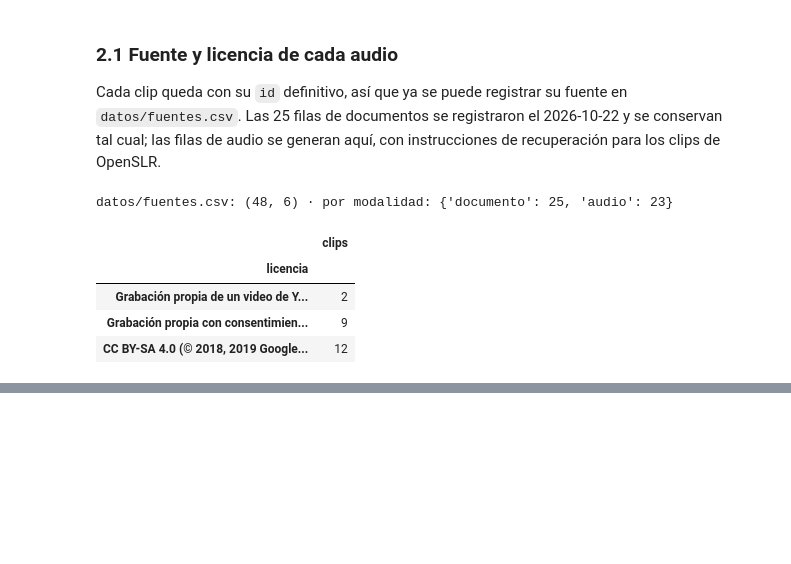
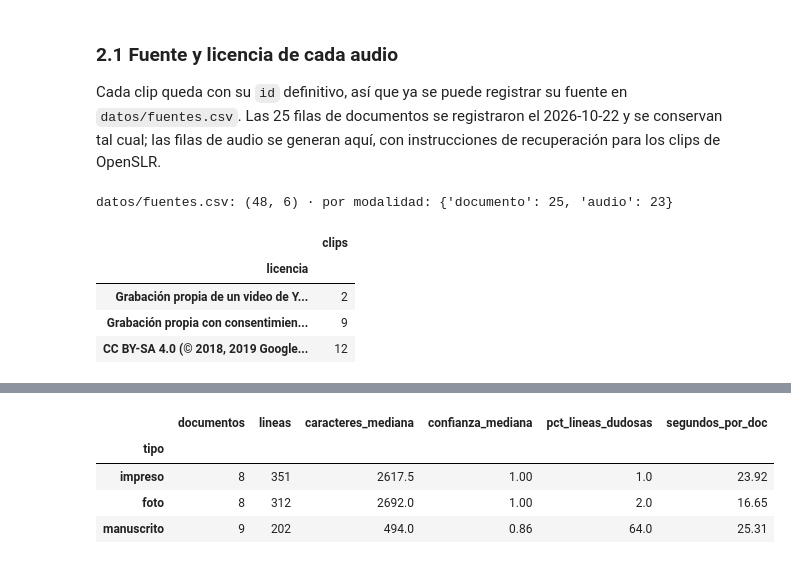
Before and after one commit to IvettexMamani/diplomado-python-2026, a Jupyter notebook: tarea_2/01_extraccion.ipynb, the cells around one changed output, grey strips where cells are left out. Drawn from its saved outputs; the diff is of its cells as text; code cells hidden in the pictures; blank space fills up the shorter version.

```diff
--- a/tarea_2/01_extraccion.ipynb
+++ b/tarea_2/01_extraccion.ipynb
@@ -407,0 +422,78 @@ datos/fuentes.csv: (48, 6) · por modalidad: {'documento': 25, 'audio': 23}
+# %%
+from paddleocr import PaddleOCR
+from PIL import ImageDraw
+
+OCR_DIR, RECORTES_DIR = DOCS_RAW / "ocr", DOCS_RAW / "recortes"
+OCR_DIR.mkdir(exist_ok=True)
+OPCIONES_OCR = dict(
+    lang="es",
+    engine="transformers",                # PyTorch en lugar de PaddlePaddle (ver la primera celda)
+    device="cpu",
+    use_doc_orientation_classify=False,   # no girar la página completa
+    use_doc_unwarping=False,              # no "planchar" hojas dobladas
+    use_textline_orientation=False,       # no girar cada línea
+    text_det_limit_type="max",            # el detector achica solo las imágenes de más de 3000 px de lado mayor
+    text_det_limit_side_len=3000,
+)
+
+ocr = None
+for d in docs.itertuples():
+    salida = OCR_DIR / f"{d.id}.json"
+    if salida.exists():
+        continue
+    if ocr is None:
+        ocr = PaddleOCR(**OPCIONES_OCR)
+        interno = getattr(ocr.paddlex_pipeline, "_pipeline", ocr.paddlex_pipeline)
+        MODELOS_OCR = [interno.text_det_model.model_name, interno.text_rec_model.model_name]
+    t0 = time.perf_counter()
+    r = ocr.predict(str(d.ruta))[0]
+    segundos = time.perf_counter() - t0
+    cajas = np.asarray(r["rec_boxes"]).reshape(-1, 4).astype(int).tolist()   # x0, y0, x1, y1 de cada línea
+    imagen = Image.open(d.ruta).convert("RGB")
+    try:
+        r.save_to_img(str(OCR_DIR))
+    except MemoryError:   # la imagen comparativa de PaddleX duplica el ancho; basta con dibujar las cajas
+        con_cajas = imagen.copy()
+        dibujo = ImageDraw.Draw(con_cajas)
+        for caja in cajas:
+            dibujo.rectangle(caja, outline=(235, 104, 52), width=4)
+        con_cajas.save(OCR_DIR / f"{d.id}_ocr_res_img.jpg", quality=85)
+        del con_cajas, dibujo
+    (RECORTES_DIR / d.id).mkdir(parents=True, exist_ok=True)
+    for k, (x0, y0, x1, y1) in enumerate(cajas, start=1):
+        imagen.crop((x0, y0, x1, y1)).save(RECORTES_DIR / d.id / f"{d.id}_l{k:03d}.jpg", quality=90)
+    salida.write_text(json.dumps({
+        "id": d.id, "archivo": d.ruta.as_posix(), "fecha": FECHA, "paddleocr": version("paddleocr"),
+        "modelos": MODELOS_OCR, "opciones": OPCIONES_OCR, "text_det_params": r["text_det_params"],
+        "segundos": round(segundos, 1),
+        "lineas": [{"texto": t, "confianza": round(float(c), 4), "caja": b}
+                   for t, c, b in zip(r["rec_texts"], r["rec_scores"], cajas)],
+    }, ensure_ascii=False, indent=1), encoding="utf-8")
+    print(f"{d.id:<12} {len(cajas):3d} líneas en {segundos:5.1f} s")
+
+if ocr is not None:   # liberar la memoria del OCR antes de cargar el modelo de voz
+    del ocr
+    gc.collect()
+
+lecturas = {d: json.loads((OCR_DIR / f"{d}.json").read_text(encoding="utf-8")) for d in docs["id"]}
+MODELOS_OCR = lecturas[docs["id"][0]]["modelos"]
+MODELO_OCR = (f"PaddleOCR {version('paddleocr')} ({MODELOS_OCR[0]} + {MODELOS_OCR[1]}, lang=es, "
+              f"engine=transformers, CPU, sin orientación ni enderezado)")
+
+conf = {d: np.array([l["confianza"] for l in lecturas[d]["lineas"]]) for d in docs["id"]}
+docs["texto_ocr_crudo"] = [("\n".join(l["texto"] for l in lecturas[d]["lineas"])) for d in docs["id"]]
+docs["lineas"] = [len(lecturas[d]["lineas"]) for d in docs["id"]]
+docs["caracteres"] = docs["texto_ocr_crudo"].str.replace("\n", " ").str.len()
+docs["confianza_mediana"] = [round(float(np.median(conf[d])), 3) if len(conf[d]) else np.nan for d in docs["id"]]
+docs["pct_lineas_dudosas"] = [round(100 * float((conf[d] < 0.90).mean()), 0) if len(conf[d]) else np.nan for d in docs["id"]]
+docs["segundos_ocr"] = [lecturas[d]["segundos"] for d in docs["id"]]
+
+print(MODELO_OCR)
+print(f"Tiempo total de OCR: {docs['segundos_ocr'].sum() / 60:.1f} min en CPU · parámetros del detector: "
+      f"{lecturas[docs['id'][0]]['text_det_params']}")
+(docs.groupby("tipo", sort=False)
+     .agg(documentos=("id", "size"), lineas=("lineas", "sum"), caracteres_mediana=("caracteres", "median"),
+          confianza_mediana=("confianza_mediana", "median"), pct_lineas_dudosas=("pct_lineas_dudosas", "median"),
+          segundos_por_doc=("segundos_ocr", "mean"))
+     .round(2))
+# %% [output]
@@ -407,0 +502,5 @@ datos/fuentes.csv: (48, 6) · por modalidad: {'documento': 25, 'audio': 23}
+|  | documentos | lineas | caracteres_mediana | confianza_mediana | pct_lineas_dudosas | segundos_por_doc |
+| tipo |  |  |  |  |  |  |
+| impreso | 8 | 351 | 2617.5 | 1.00 | 1.0 | 23.92 |
+| foto | 8 | 312 | 2692.0 | 1.00 | 2.0 | 16.65 |
+| manuscrito | 9 | 202 | 494.0 | 0.86 | 64.0 | 25.31 |
```
Also changed, not shown: parts of 4 cells of this notebook.
